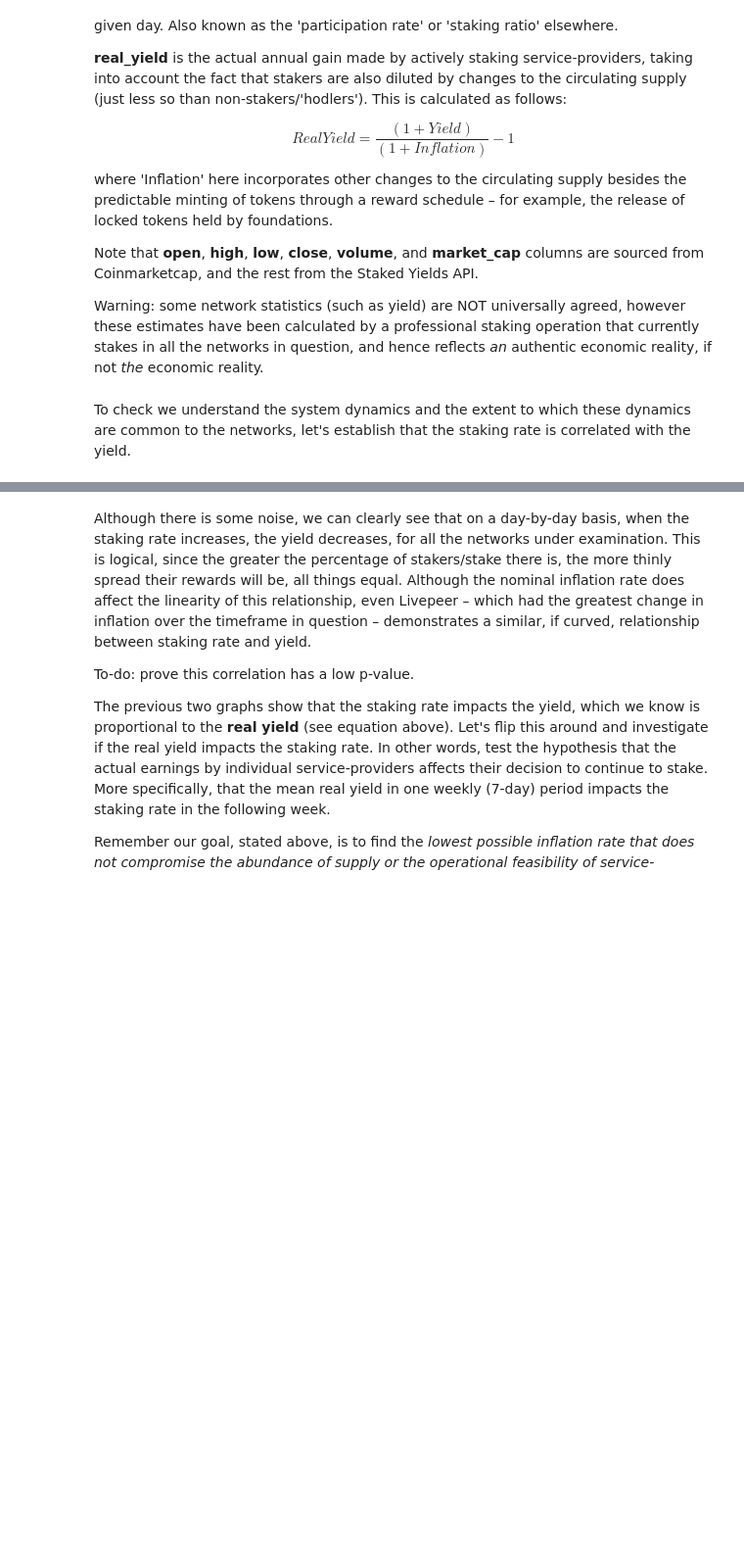
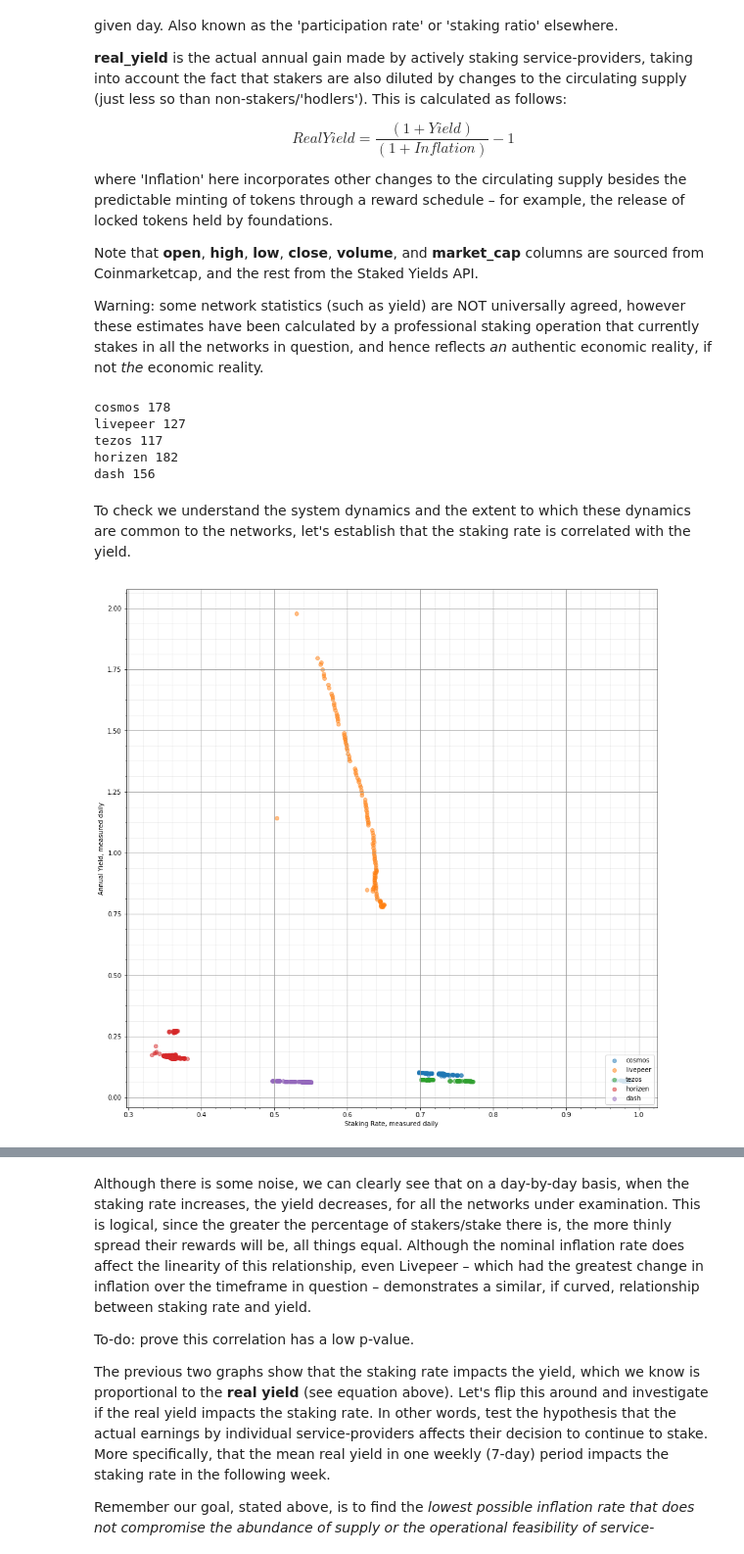
Before and after one commit to nucypher/protocol, a Jupyter notebook: parametrization/Monetary_policy_empirical_analysis.ipynb, the cells around one changed output, grey strips where cells are left out. Shown: that part at 98% size. Drawn from its saved outputs; the diff is of its cells as text; code cells hidden in the pictures; blank space fills up the shorter version.

```diff
--- a/parametrization/Monetary_policy_empirical_analysis.ipynb
+++ b/parametrization/Monetary_policy_empirical_analysis.ipynb
@@ -63,10 +72,10 @@ Given the inconsistencies between networks detailed above, it is unwise to draw
 # %% [markdown]
 We clearly need richer datasets, that provide other signals of 'success' other than price performance. The following timeseries datasets are courtesy of Staked's Yields API and Coinmarketcap. The most complete datasets are for three staking networks: _Tezos_, _Cosmos_, and _Livepeer_, and two older Proof-of-Work networks: _Horizen_ (formerly ZenCash) and _Dash_.
 # %%
-df_tezos = pd.read_csv(r'/Users/hassard/nucypher_repos/parametrisation/df_tezos.csv')
-df_cosmos = pd.read_csv(r'/Users/hassard/nucypher_repos/parametrisation/df_cosmos.csv')
-df_livepeer = pd.read_csv(r'/Users/hassard/nucypher_repos/parametrisation/df_livepeer.csv')
-df_horizen = pd.read_csv(r'/Users/hassard/nucypher_repos/parametrisation/df_horizen.csv')
-df_dash = pd.read_csv(r'/Users/hassard/nucypher_repos/parametrisation/df_dash.csv')
+df_tezos = pd.read_csv(r'/Users/hassard/nucypher_repos/mint-paper/parametrization/df_tezos.csv')
+df_cosmos = pd.read_csv(r'/Users/hassard/nucypher_repos/mint-paper/parametrization/df_cosmos.csv')
+df_livepeer = pd.read_csv(r'/Users/hassard/nucypher_repos/mint-paper/parametrization/df_livepeer.csv')
+df_horizen = pd.read_csv(r'/Users/hassard/nucypher_repos/mint-paper/parametrization/df_horizen.csv')
+df_dash = pd.read_csv(r'/Users/hassard/nucypher_repos/mint-paper/parametrization/df_dash.csv')
 
 df_livepeer.head() #inspect columns
@@ -98,23 +124,31 @@ pos['tezos'] = df_tezos
 pos['horizen'] = df_horizen
 pos['dash'] = df_dash
 
-for net in pos: # check how far back each dataset goes from Jan 20th 2020, in days
-    print(len(pos[net]), net)
+for net in pos: # check how far back each dataset goes from Jan 27th 2020, in days (Dash goes back from Jan 20th)
+    print(net, len(pos[net]))
+# %% [output]
+cosmos 178
+livepeer 127
+tezos 117
+horizen 182
+dash 156
 # %% [markdown]
 To check we understand the system dynamics and the extent to which these dynamics are common to the networks, let's establish that the staking rate is correlated with the yield.
 # %%
 for net in pos:
     x = pos[net]['staking_rate']
     y = pos[net]['yield']
     plt.scatter(x,y, label=net, alpha = 0.5)
 plt.xlabel("Staking Rate, measured daily")
 plt.ylabel("Annual Yield, measured daily")
-plt.rcParams["figure.figsize"] = (20,15)
+plt.rcParams["figure.figsize"] = (15,15)
 plt.grid(b=True, which='major', color='#999999', linestyle='-')
 plt.minorticks_on()
 plt.grid(b=True, which='minor', color='#999999', linestyle='-', alpha=0.2)
 plt.legend(loc=4)
 plt.show()
+# %% [output]
+[figure, added]
 # %%
 # Remove _Livepeer_ and _Horizen_ to see the other networks more clearly.
 del pos['livepeer']
```
Also changed, not shown: parts of 13 cells of this notebook.
